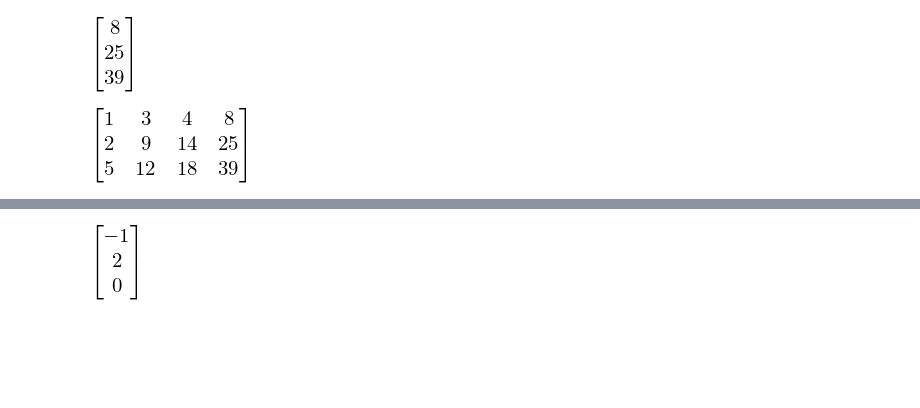
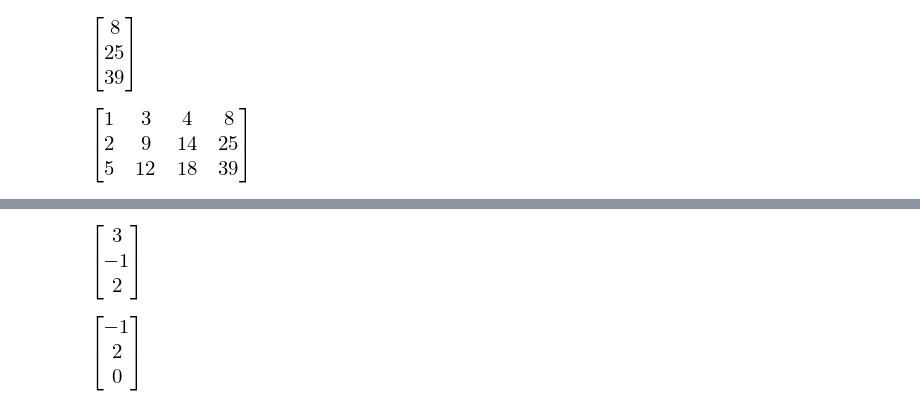
Before and after one commit to jonduan/Economics_note, a Jupyter notebook: macroeconomics/econ501/lab/lab01/linearalgebra.ipynb, the cells around one changed output, grey strips where cells are left out. Cells and saved outputs as stored; diff of their text form; code cells hidden in the pictures; blank space fills up the shorter version.

```diff
--- a/macroeconomics/econ501/lab/lab01/linearalgebra.ipynb
+++ b/macroeconomics/econ501/lab/lab01/linearalgebra.ipynb
@@ -272,3 +272,8 @@ A.row_join(b).rref()
+# %%
+sol, params = A.gauss_jordan_solve(b)
+sol
+# %% [output]
+[figure, added]
 # %%
 # Gaussian_elimination
 A = Matrix([[1, 2, 3], [4, 5, 6], [7, 8, 10]])
```
Also changed, not shown: parts of 19 cells of this notebook, 1 other file.
